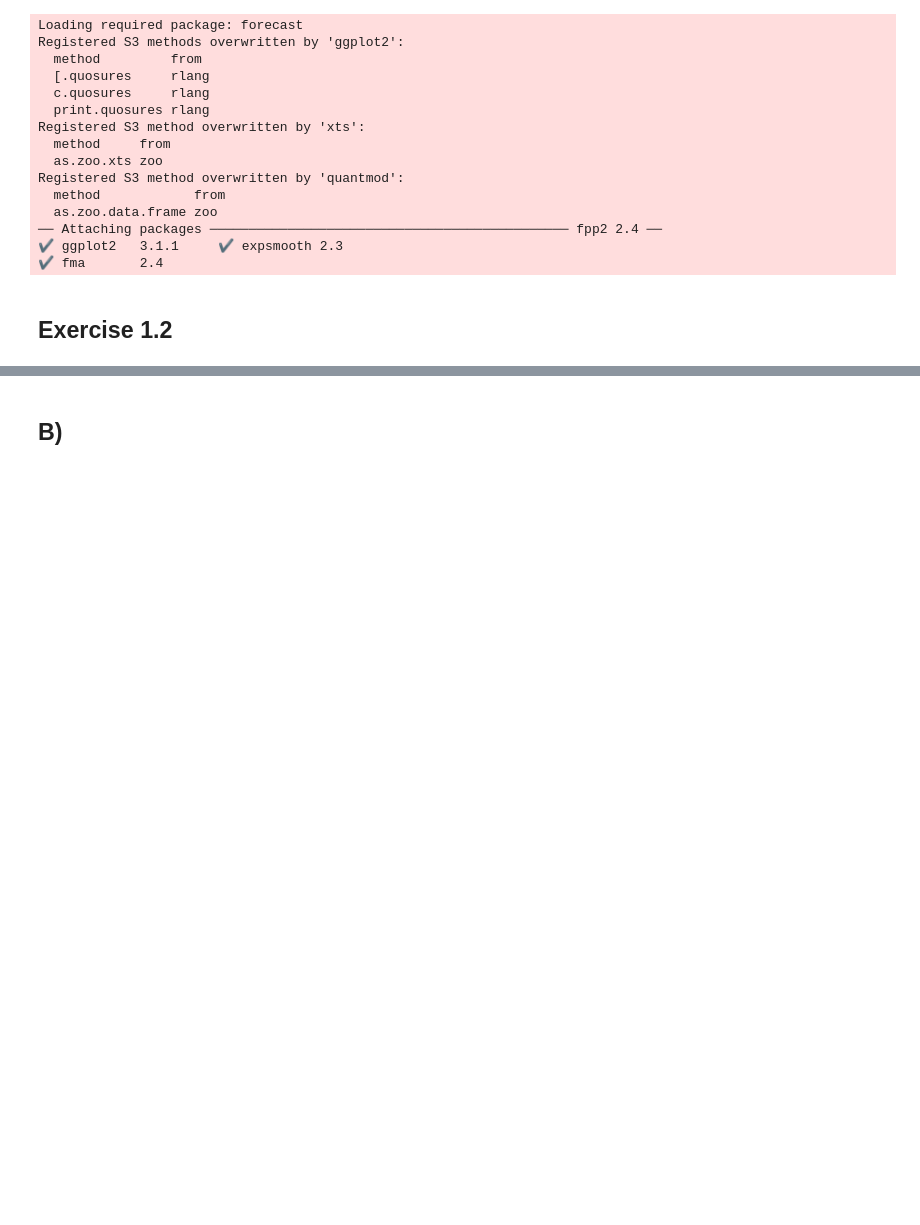
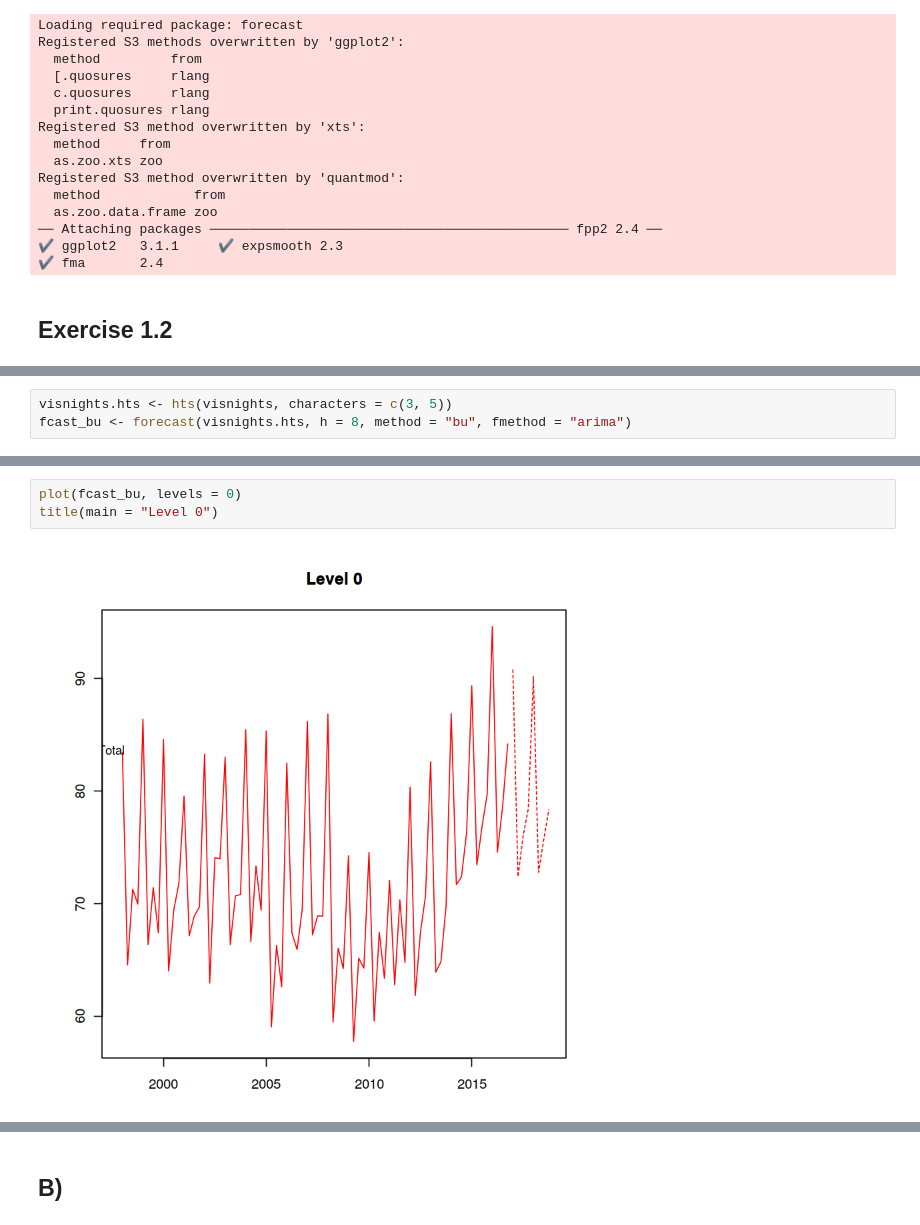
Before and after one commit to mswaringen/uva_afcs, a Jupyter notebook: assignment_2.ipynb, the cells around one changed output, grey strips where cells are left out. Drawn from its saved outputs; the diff is of its cells as text; blank space fills up the shorter version.

```diff
--- a/assignment_2.ipynb
+++ b/assignment_2.ipynb
@@ -36,0 +31,3 @@ tourism.hts %>% aggts(levels=0:1) %>%
+# %%
+visnights.hts <- hts(visnights, characters = c(3, 5))
+fcast_bu <- forecast(visnights.hts, h = 8, method = "bu", fmethod = "arima")
@@ -36,0 +39,5 @@ tourism.hts %>% aggts(levels=0:1) %>%
+# %%
+plot(fcast_bu, levels = 0)
+title(main = "Level 0")
+# %% [output]
+[figure, added]
```
Also changed, not shown: parts of 32 cells of this notebook, 1 other file.
